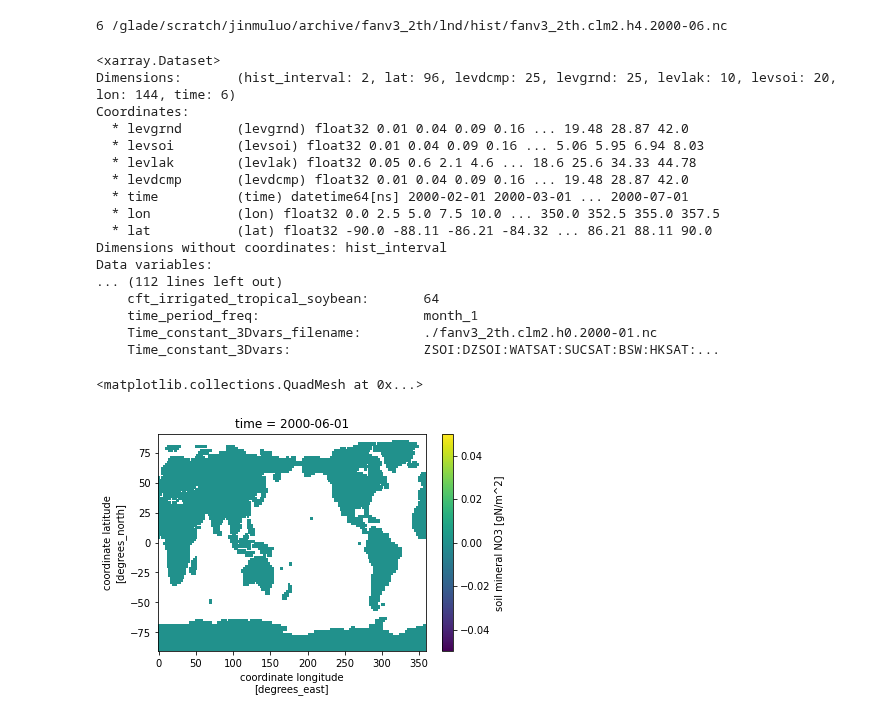
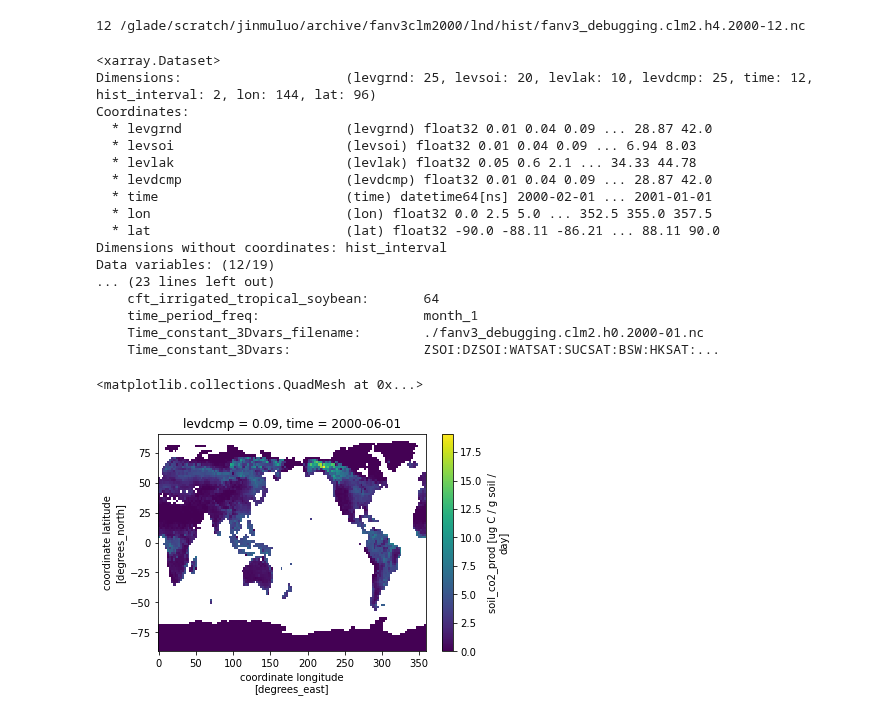
Before and after one commit to jinmuluo/pymaps, a Jupyter notebook: column_plot.ipynb, the cells around one changed output. Cells and saved outputs as stored; diff of their text form; code cells hidden in the pictures.

Commit message:
update of column plot

```diff
--- a/column_plot.ipynb
+++ b/column_plot.ipynb
@@ -8,43 +8,43 @@ import pandas as pd
 from datetime import date, timedelta
 from dateutil.relativedelta import relativedelta
 # %%
-case = "fanv3_2th"
+case = "fanv3clm2000"
 path = "/glade/scratch/jinmuluo/archive/" + case + "/lnd/hist/"
 h = 'h4'
 start_date = date(2000, 1, 1)
-end_date = date(2000, 6, 1)
+end_date = date(2000, 12, 1)
 delta = end_date - start_date
 fanCLM = []
 for i in range(delta.days//30 + 1):
     month = start_date + relativedelta(months=i)
     month = month.strftime('%Y-%m')
-    fanCLM.append(path + case + ".clm2." + h + "." + month +".nc")
+    fanCLM.append(path + "fanv3_debugging" + ".clm2." + h + "." + month +".nc")
 print(len(fanCLM), fanCLM[-1])
 # %% [output]
-6 /glade/scratch/jinmuluo/archive/fanv3_2th/lnd/hist/fanv3_2th.clm2.h4.2000-06.nc
+12 /glade/scratch/jinmuluo/archive/fanv3clm2000/lnd/hist/fanv3_debugging.clm2.h4.2000-12.nc
 # %%
 dsCLM = xr.open_mfdataset(fanCLM, decode_times=True)
 dsCLM
 # %% [output]
 <xarray.Dataset>
-Dimensions:       (hist_interval: 2, lat: 96, levdcmp: 25, levgrnd: 25, levlak: 10, levsoi: 20, lon: 144, time: 6)
+Dimensions:                     (levgrnd: 25, levsoi: 20, levlak: 10, levdcmp: 25, time: 12, hist_interval: 2, lon: 144, lat: 96)
 Coordinates:
-  * levgrnd       (levgrnd) float32 0.01 0.04 0.09 0.16 ... 19.48 28.87 42.0
-  * levsoi        (levsoi) float32 0.01 0.04 0.09 0.16 ... 5.06 5.95 6.94 8.03
-  * levlak        (levlak) float32 0.05 0.6 2.1 4.6 ... 18.6 25.6 34.33 44.78
-  * levdcmp       (levdcmp) float32 0.01 0.04 0.09 0.16 ... 19.48 28.87 42.0
-  * time          (time) datetime64[ns] 2000-02-01 2000-03-01 ... 2000-07-01
-  * lon           (lon) float32 0.0 2.5 5.0 7.5 10.0 ... 350.0 352.5 355.0 357.5
-  * lat           (lat) float32 -90.0 -88.11 -86.21 -84.32 ... 86.21 88.11 90.0
+  * levgrnd                     (levgrnd) float32 0.01 0.04 0.09 ... 28.87 42.0
+  * levsoi                      (levsoi) float32 0.01 0.04 0.09 ... 6.94 8.03
+  * levlak                      (levlak) float32 0.05 0.6 2.1 ... 34.33 44.78
+  * levdcmp                     (levdcmp) float32 0.01 0.04 0.09 ... 28.87 42.0
+  * time                        (time) datetime64[ns] 2000-02-01 ... 2001-01-01
+  * lon                         (lon) float32 0.0 2.5 5.0 ... 352.5 355.0 357.5
+  * lat                         (lat) float32 -90.0 -88.11 -86.21 ... 88.11 90.0
 Dimensions without coordinates: hist_interval
-Data variables:
-... (112 lines left out)
+Data variables: (12/19)
+... (23 lines left out)
     cft_irrigated_tropical_soybean:       64
     time_period_freq:                     month_1
-    Time_constant_3Dvars_filename:        ./fanv3_2th.clm2.h0.2000-01.nc
+    Time_constant_3Dvars_filename:        ./fanv3_debugging.clm2.h0.2000-01.nc
     Time_constant_3Dvars:                 ZSOI:DZSOI:WATSAT:SUCSAT:BSW:HKSAT:...
 # %%
-dsCLM['SMIN_NO3'].sel(time='2000-06-01').plot()
+dsCLM['soil_co2_prod'].sel(time='2000-06-01', levdcmp=0.09).plot()
 # %% [output]
 <matplotlib.collections.QuadMesh at 0x...>
-[figure, old version]
+[figure, new version]
```
Also changed, not shown: parts of 1 cell of this notebook.
